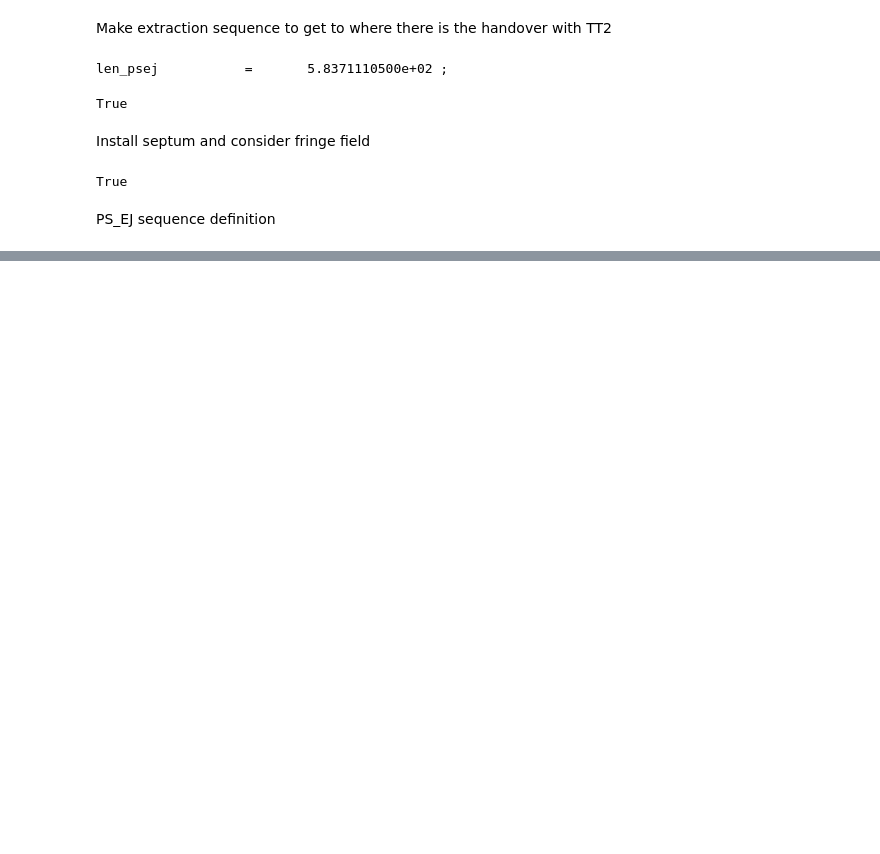
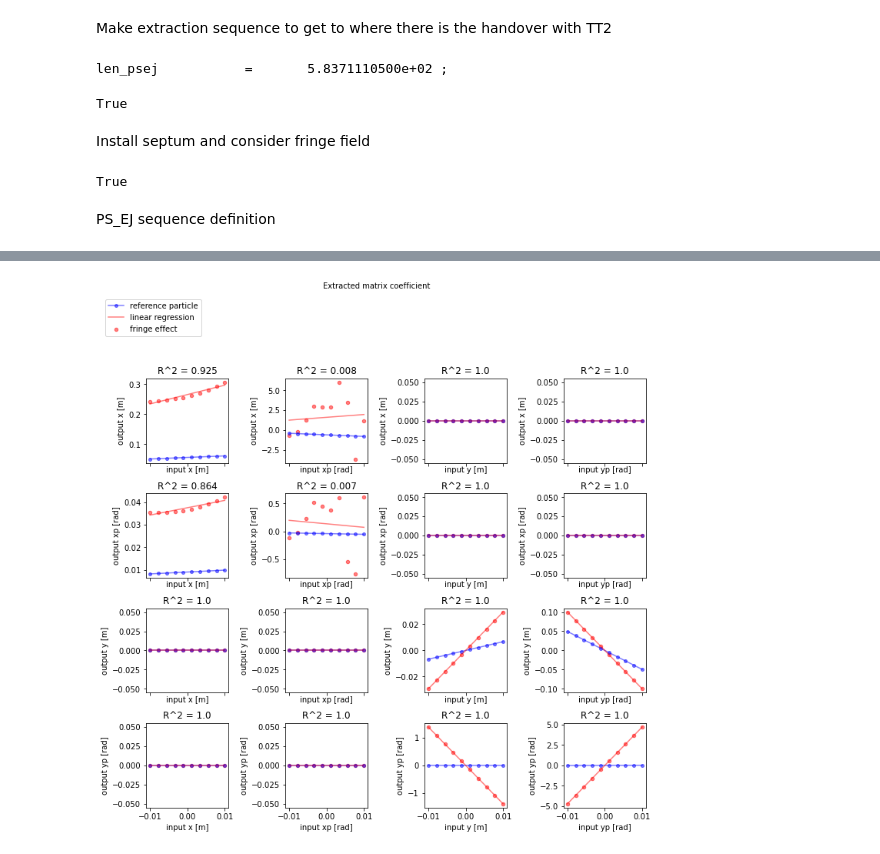
Before and after one commit to eliottjohnson/MADX-Examples-Eliott, a Jupyter notebook: get_initial_conditions_LHC_q20_cpymad.ipynb, the cells around one changed output, grey strips where cells are left out. Saved outputs shown, nothing was run; the diff lists cells and outputs as text; code cells hidden in the pictures; blank space fills up the shorter version.

```diff
--- a/get_initial_conditions_LHC_q20_cpymad.ipynb
+++ b/get_initial_conditions_LHC_q20_cpymad.ipynb
@@ -167,0 +182,83 @@ Name: d16stray, Length: 258, dtype: object
+# %%
+LHCx = 1.078422e-01
+LHCxp = 3.131043e-02
+TOFx = 1.173072e-01
+TOFxp = 2.975372e-02
+ADx = 1.101851e-01
+ADxp = 2.973021e-02
+
+# Choose beam type here
+initialValues = [LHCx,LHCxp,0,0,0,0]
+# %%
+var_names = ("x", "xp", "y", "yp", "T", "PT")
+var_units = ("[m]", "[rad]", "[m]", "[rad]", "[m]", "[ ]")
+values_lim = 0.01 # calculate the coefficient in the range +/-values_lim
+values_no = 10     # choose how many points you want to calculate
+# %%
+fig, ax = plt.subplots(4, 4, figsize=(10,10), constrained_layout=True, sharex=True, squeeze=False)
+#squeeze argument if I only have one sublot instead of 6x6 filled
+
+xvalues = np.linspace(-values_lim, values_lim, values_no)# This centers the linspace around the position of the beam
+yvalues = np.zeros(values_no)
+
+# Reference Matrix
+twiss = madx.twiss(beta0 = "bumped",
+                   rmatrix=True).dframe()
+matExtractedRef = get_matrix_from_twiss(twiss)
+
+for k in range (4):
+    vectorOld = np.array([[0.], [0.], [0.], [0.], [0.], [0.]])
+    vectorNew = np.array([0.,0.,0.,0.,0.,0.])
+    for j in range (4):
+        for i in range (0,values_no):
+            vectorOld[k]=xvalues[i]+initialValues[k]
+            vectorNew = np.dot(matExtractedRef,vectorOld) # Matrix multiplication
+            yvalues[i]=vectorNew[j]
+        ax[j,k].plot(xvalues, yvalues, marker = 'o', markersize=4, color = 'b', alpha=0.5, label="reference particle")
+
+        yvalues = np.zeros(values_no)
+        for i in range (0,values_no): # Change the twiss inputs around the reference particle
+            vectorOld[k]=xvalues[i]+initialValues[k]
+
+            if k==0:
+                twiss = madx.twiss(beta0 = "bumped",
+                                   x=xvalues[i]+initialValues[0], px=initialValues[1],
+                                   y=0, py=0,
+                                   rmatrix=True).dframe()
+            if k==1:
+                twiss = madx.twiss(beta0 = "bumped",
+                                   x=initialValues[0], px=xvalues[i]+initialValues[1],
+                                   y=0, py=0,
+                                   rmatrix=True).dframe()
+            if k==2:
+                twiss = madx.twiss(beta0 = "bumped",
+                                   x=initialValues[0], px=initialValues[1],
+                                   y=0, py=0,
+                                   rmatrix=True).dframe()
+            if k==3:
+                twiss = madx.twiss(beta0 = "bumped",
+                                   x=initialValues[0], px=initialValues[1],
+                                   y=0, py=0,
+                                   rmatrix=True).dframe()
+
+            matExtracted = get_matrix_from_twiss(twiss)
+
+            vectorNew = np.dot(matExtracted,vectorOld) # Matrix multiplication
+            yvalues[i]=vectorNew[j]
+        ax[j,k].scatter(xvalues, yvalues, marker = 'o', s=20, color = 'r', alpha=0.5, label="fringe effect")
+        ax[j,k].set_xlabel("input "+var_names[k]+" "+var_units[k])
+        ax[j,k].set_ylabel("output "+var_names[j]+" "+var_units[j])
+
+        #Linear regression
+        xlin = xvalues.reshape((-1,1))
+        model = LinearRegression().fit(xlin,yvalues)
+        r_sq = model.score(xlin, yvalues)
+        y_pred = model.predict(xlin)
+        ax[j,k].plot(xvalues, y_pred, color = 'r', alpha=0.5, label="linear regression")
+        ax[j,k].title.set_text('R^2 = '+str(round(r_sq, 3)))
+
+fig.suptitle("Extracted matrix coefficient", fontsize=10)
+ax[0,0].legend(loc=(-0.5, 1.5),fontsize=10)
+fig.show()
+# %% [output]
+[figure, added]
```
Also changed, not shown: parts of 4 cells of this notebook.
